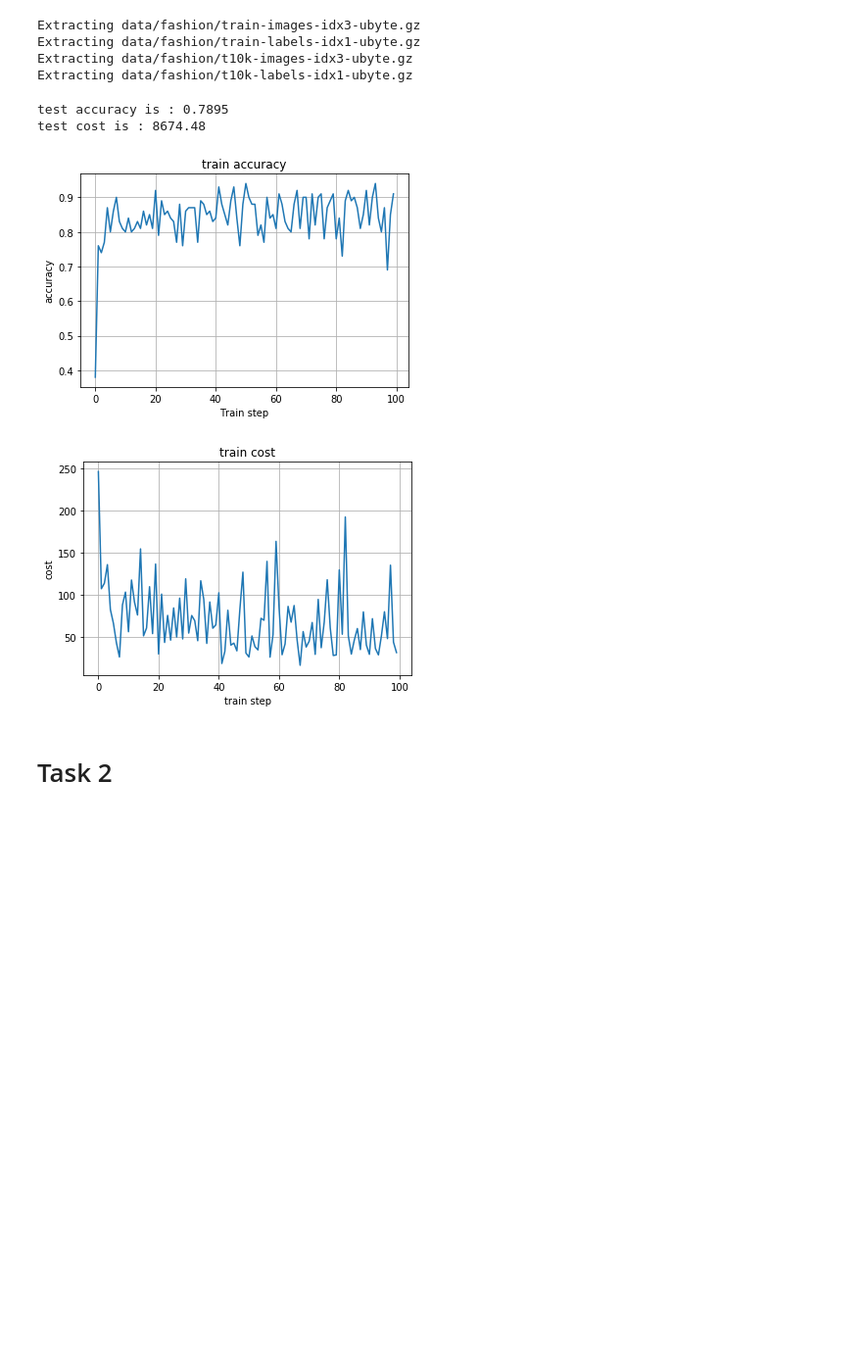
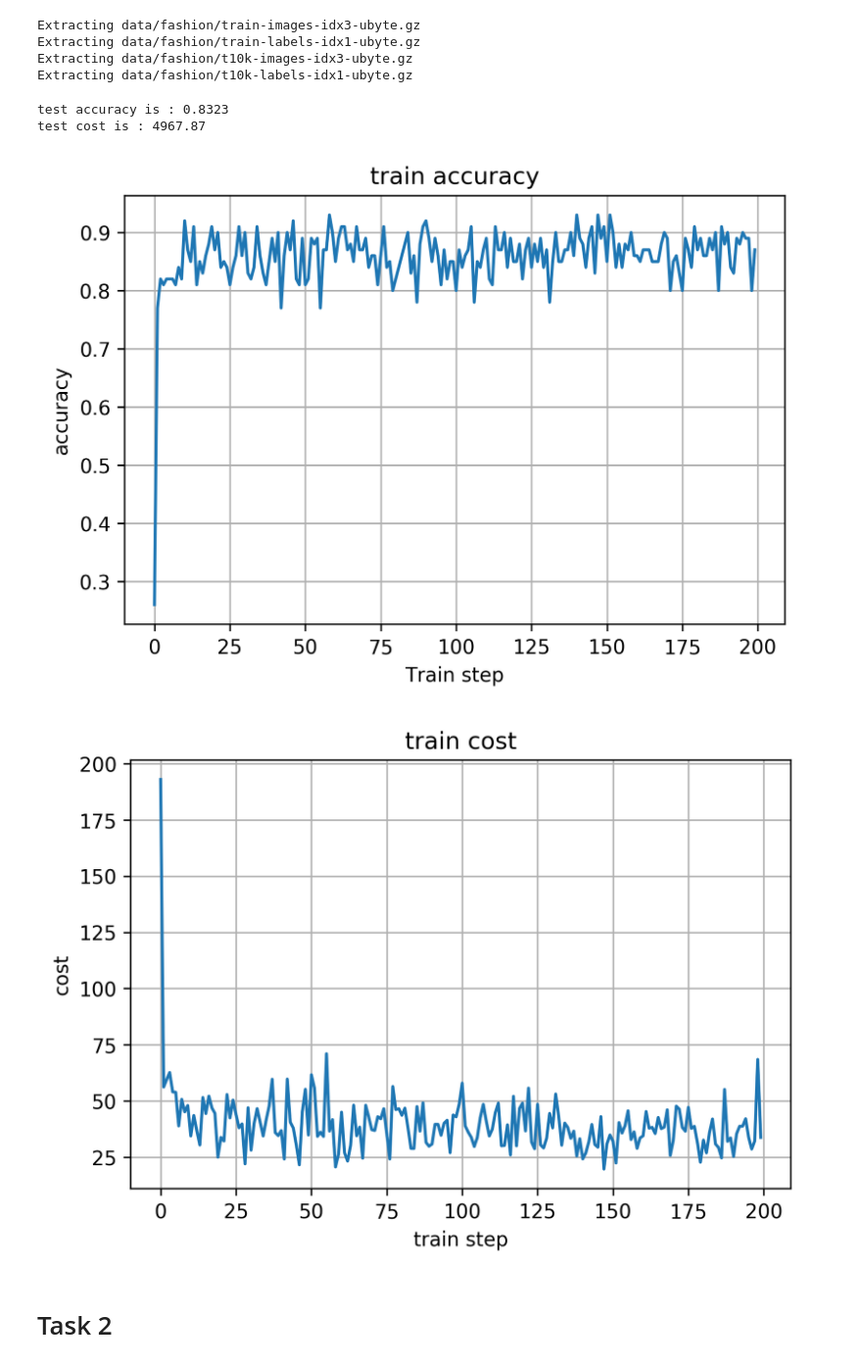
Before and after one commit to HamedMP/TensorFlowBasics, a Jupyter notebook: main.ipynb, the cells around one changed output. Shown at 98% size. Cells and saved outputs as stored; diff of their text form; code cells hidden in the pictures; blank space fills up the shorter version.

```diff
--- a/main.ipynb
+++ b/main.ipynb
@@ -17,37 +17,8 @@ Extracting data/fashion/train-labels-idx1-ubyte.gz
 Extracting data/fashion/t10k-images-idx3-ubyte.gz
 Extracting data/fashion/t10k-labels-idx1-ubyte.gz
 # %%
-# BATCH_SIZE = 100
-# print("The number of traninig examples are: " + str(mnist.train.num_examples))
-
-# with tf.Session() as sess:
-
-#     # initialize
-#     sess.run(init)
-#     for i in range(iterations): ##Is it meaningful
-#         #load batch of images and correct answers
-#         batch_X, batch_Y = mnist.train.next_batch(BATCH_SIZE)
-#         #print(batch_Y.dtype) #dtype is 64!!
-#         train_data={X: batch_X, Y: batch_Y}
-
-#         #train
-#         sess.run(train_step, feed_dict=train_data)
-
-#         if i%100==0:
-#             a,c = sess.run([accuracy,cross_entropy], feed_dict=train_data)
-#             print("val accuracy is " + str(a))
-#             print("val cost function is " + str(c))
-
-
-#     print("Test results:")
-#     test_data = {X:mnist.test.images,
-#                  Y:mnist.test.labels}
-#     a,c = sess.run([accuracy,cross_entropy],feed_dict=test_data)
-#     print("test accuracy is " + str(a))
-#     print("test cost function is " + str(c))
-
 # parameters
-learningRate = 0.005
+learningRate = 0.05
 adamLearningRate = 0.005
 
 # 1. Define Variables and Placeholders
@@ -56,14 +27,13 @@ Y = tf.placeholder(tf.float32,[None,10])
 # 2. Define the model
 W = tf.Variable(tf.zeros([784,10]))
 b = tf.Variable(tf.zeros([10]))
-init = tf.global_variables_initializer()
 
 X = X / 255.0 - 0.5
 # XX = tf.reshape(X,[-1,784])
 Y_ = tf.nn.softmax(tf.add(tf.matmul(X, W), b))
 
 # 3. Define the loss function
-cross_entropy = -tf.reduce_sum(Y*tf.log(Y_))
+cross_entropy = -tf.reduce_sum(Y*tf.log(Y_ + 1e-10))
 # cross_entropy = tf.train.cross_entropy(Y, Y_)
 
 # 4. Define the accuracy
@@ -71,16 +41,16 @@ is_correct = tf.equal(tf.argmax(Y,1), tf.argmax(Y_,1))
 accuracy = tf.reduce_mean(tf.cast(is_correct,tf.float32))
 
 # 5. Define an optimizer
-optimizer = tf.train.GradientDescentOptimizer(learningRate)
-# optimizer = tf.train.AdamOptimizer(0.001) #Errors TODO
+# optimizer = tf.train.GradientDescentOptimizer(learningRate)
+optimizer = tf.train.AdamOptimizer(adamLearningRate) #Errors TODO
 train_step = optimizer.minimize(cross_entropy)
+init = tf.global_variables_initializer()
 
 sess = tf.Session()
 sess.run(init)
 def training_step(i, update_train_data):
 
     ####### actual learning
-    # reading batches of 100 images with 100 labels
     batch_X, batch_Y = mnist.train.next_batch(100)
     # the backpropagation training step
     sess.run(train_step, feed_dict={X: batch_X, Y: batch_Y})
@@ -107,43 +77,43 @@ test_a = []
 test_c = []
 
 training_iter = 10000
-epoch_size = 100
+epoch_size = 50
 for i in range(training_iter):
     train = False
     if i % epoch_size == 0:
         train = True
     a, c = training_step(i, train)
     train_a += a
     train_c += c
 
 test_a, test_c = sess.run([accuracy, cross_entropy], feed_dict={X: mnist.test.images, Y: mnist.test.labels})
 
 print("test accuracy is : " + str(test_a))
 print("test cost is : " + str(test_c))
 
 
 # 7. Plot and visualise the accuracy and loss
 
 # accuracy training vs testing dataset
 plt.plot(train_a)
 plt.grid(True)
 plt.ylabel('accuracy')
 plt.xlabel('Train step')
 plt.title('train accuracy')
 plt.show()
 
 # loss training vs testing dataset
 plt.plot(train_c)
 plt.grid(True)
 plt.ylabel('cost')
 plt.xlabel('train step')
 plt.title('train cost')
 plt.show()
 # %% [output]
-test accuracy is : 0.7895
-test cost is : 8674.48
+test accuracy is : 0.8323
+test cost is : 4967.87
-[figure, old version]
+[figure, new version]
-[figure, old version]
+[figure, new version]
 # %% [markdown]
 # Task 2
 # %%
```
Also changed, not shown: parts of 10 cells of this notebook.
